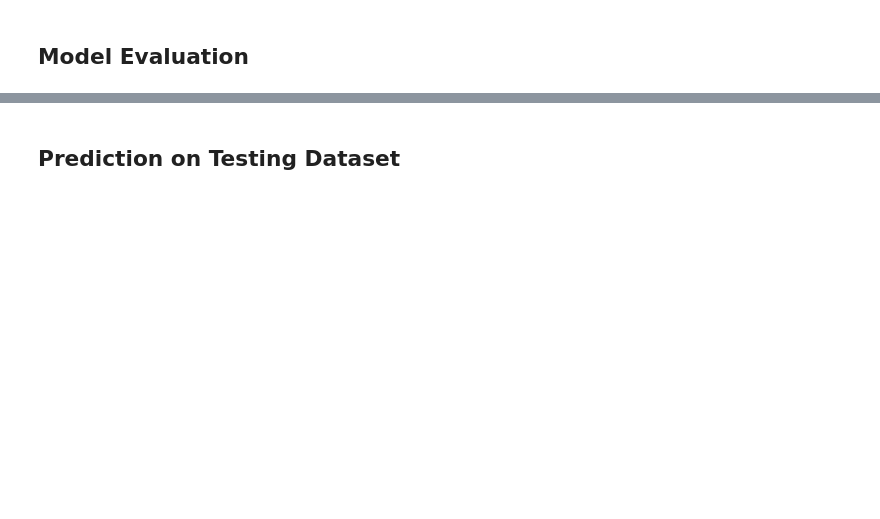
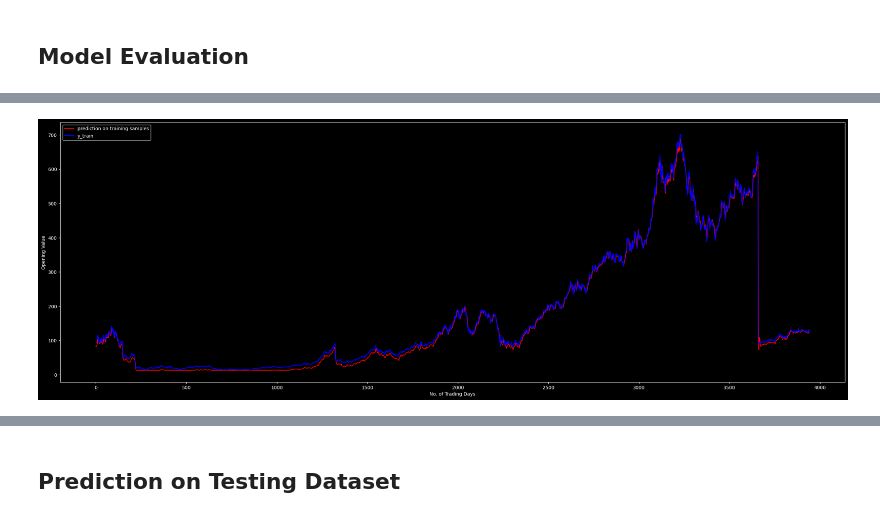
Before and after one commit to brandonkeung/Stock-Prediction-with-LSTM-and-NLP, a Jupyter notebook: CS_172B_LSTM_Model.ipynb, the cells around one changed output, grey strips where cells are left out. Cells and saved outputs as stored; diff of their text form; code cells hidden in the pictures; blank space fills up the shorter version.

```diff
--- a/CS_172B_LSTM_Model.ipynb
+++ b/CS_172B_LSTM_Model.ipynb
@@ -200,0 +198,6 @@ plt.show()
+# %%
+# Predict X_train and X_val
+p_train = model.predict(X_train)
+p_train = sc_train.inverse_transform(p_train)
+p_val = model.predict(X_val)
+p_val = sc_train.inverse_transform(p_val)
@@ -200,0 +207,12 @@ plt.show()
+# %%
+# Compare p_train and y_train
+plt.plot(p_train, color='red', label='prediction on training samples')
+plt.plot(sc_train.inverse_transform(y_train.reshape((-1, 1))), color='blue', label='y_train')
+plt.xlabel('No. of Trading Days')
+plt.ylabel('Opening Value')
+plt.legend(loc='upper left')
+fig = plt.gcf()
+fig.set_size_inches(30,10)
+plt.show()
+# %% [output]
+[figure, added]
```
Also changed, not shown: parts of 110 cells of this notebook.
